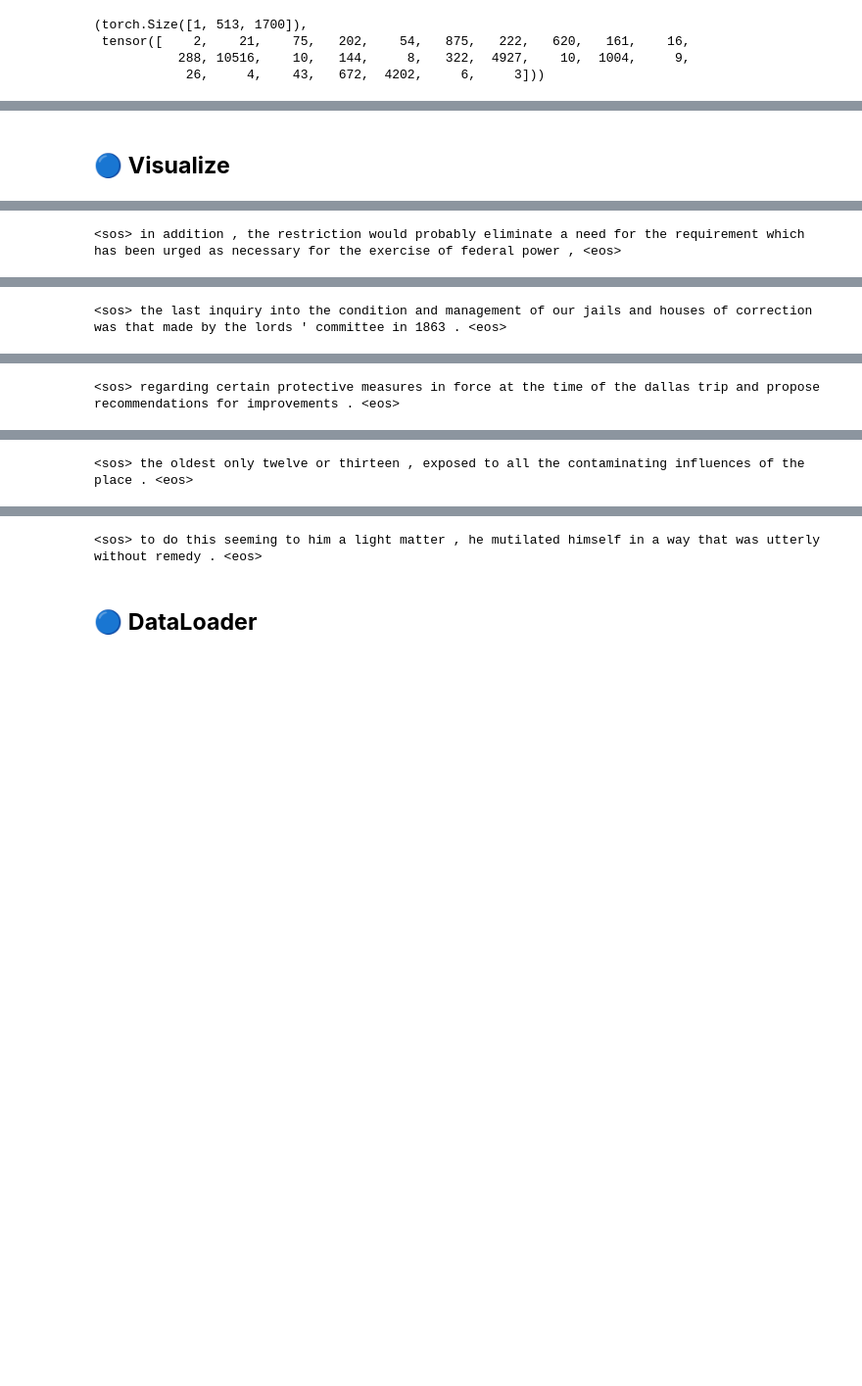
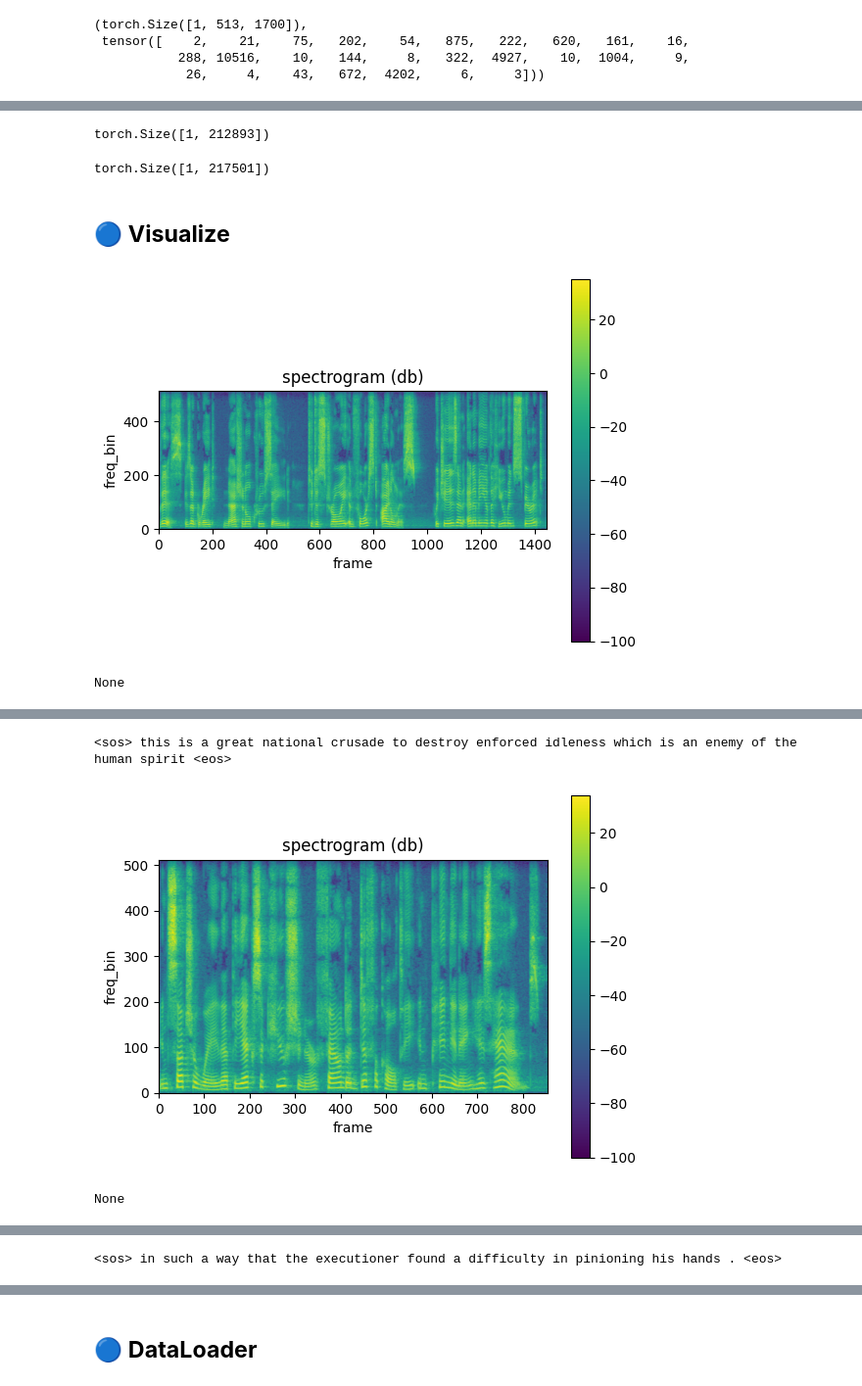
Before and after one commit to ahmadrezabaqerzade/Automatic-Speech-Recognition, a Jupyter notebook: ASR.ipynb, the cells around one changed output, grey strips where cells are left out. Shown at 98% size. Saved outputs shown, nothing was run; the diff lists cells and outputs as text; code cells hidden in the pictures; blank space fills up the shorter version.

Commit message:
update visualize part

```diff
--- a/ASR.ipynb
+++ b/ASR.ipynb
@@ -411,6 +411,14 @@ spec.shape, taregt
 Audio(T.InverseSpectrogram(n_fft = 1024, hop_length = 128)(spec.type(torch.complex64)), rate = 22050)
 # %% [output]
 [interactive output not drawn]
+# %%
+dataset[0][0].shape
+# %% [output]
+torch.Size([1, 212893])
+# %%
+train_set(0)[0].shape
+# %% [output]
+torch.Size([1, 217501])
 # %% [markdown]
 ## 🔵 **Visualize**
 # %%
@@ -425,9 +433,11 @@ def visualize_random_sample(n, dataset, vocab):
 
       spec, text_idx = dataset[idx]
 
-      wavform = T.InverseSpectrogram(n_fft = 1024, hop_length = 128)(spec[0].type(torch.complex64))
+      wavform = T.InverseSpectrogram(n_fft = 1024, hop_length = 128)(spec.type(torch.complex64))
       audios.append(Audio(wavform, rate = 22050))
+      display(plot_spectrogram(spec[0]))
       display(Audio(wavform, rate = 22050))
+
 
       text = [vocab.get_itos()[index] for index in text_idx.tolist()]
       texts.append(text)
@@ -435,9 +445,12 @@ def visualize_random_sample(n, dataset, vocab):
 
   return audios, texts
 # %%
-audios, texts = visualize_random_sample(5, train_dataset, vocab)
+audios, texts = visualize_random_sample(2, train_dataset, vocab)
 # %% [output]
+[figure, added]
+None
 [interactive output not drawn]
-<sos> in addition , the restriction would probably eliminate a need for the requirement which has been urged as necessary for the exercise of federal power , <eos>
+<sos> this is a great national crusade to destroy enforced idleness which is an enemy of the human spirit <eos>
+[figure, added]
+None
 [interactive output not drawn]
-<sos> the last inquiry into the condition and management of our jails and houses of correction was that made by the lords ' committee in 1863 . <eos>
@@ -445 +456,0 @@ audios, texts = visualize_random_sample(5, train_dataset, vocab)
-<sos> regarding certain protective measures in force at the time of the dallas trip and propose recommendations for improvements . <eos>
@@ -447 +457 @@ audios, texts = visualize_random_sample(5, train_dataset, vocab)
-<sos> the oldest only twelve or thirteen , exposed to all the contaminating influences of the place . <eos>
+<sos> in such a way that the executioner found a difficulty in pinioning his hands . <eos>
@@ -449,4 +458,3 @@ audios, texts = visualize_random_sample(5, train_dataset, vocab)
-<sos> to do this seeming to him a light matter , he mutilated himself in a way that was utterly without remedy . <eos>
 # %% [markdown]
 ## 🔵 **DataLoader**
 # %%
```
Also changed, not shown: parts of 2 cells of this notebook.
